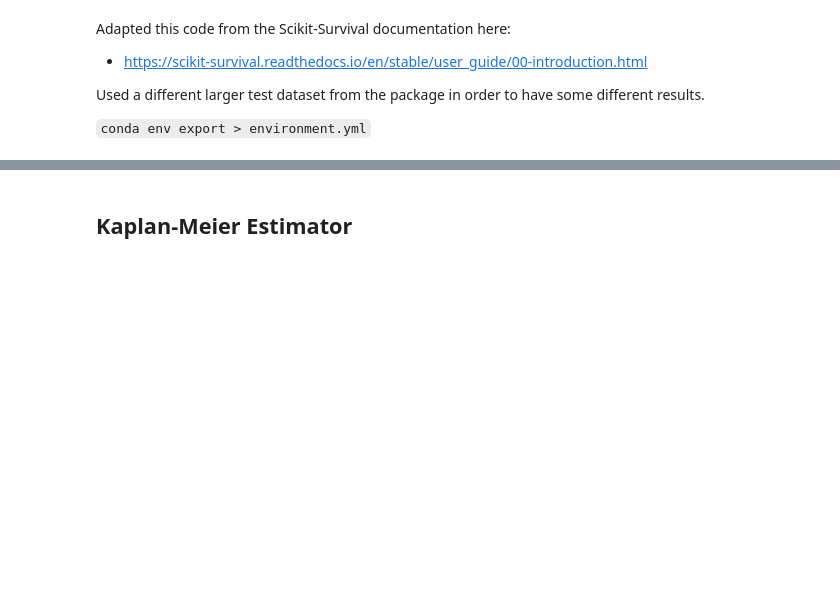
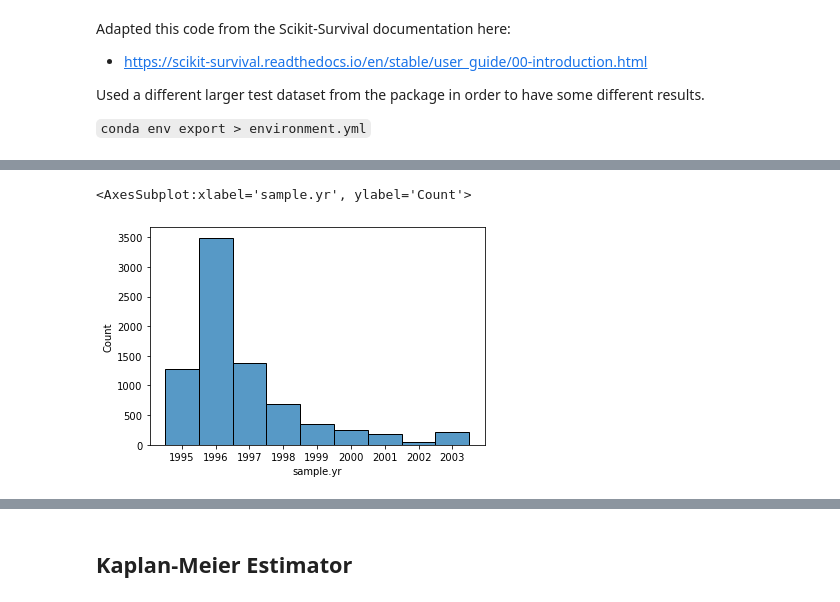
Before and after one commit to tom-farmer/survival-analysis, a Jupyter notebook: notebooks/survival-exploration.ipynb, the cells around one changed output, grey strips where cells are left out. Saved outputs shown, nothing was run; the diff lists cells and outputs as text; code cells hidden in the pictures; blank space fills up the shorter version.

```diff
--- a/notebooks/survival-exploration.ipynb
+++ b/notebooks/survival-exploration.ipynb
@@ -33,0 +62,5 @@ Index(['age', 'chapter', 'creatinine', 'flc.grp', 'kappa', 'lambda', 'mgus',
+# %%
+sns.histplot(X["sample.yr"])
+# %% [output]
+<AxesSubplot:xlabel='sample.yr', ylabel='Count'>
+[figure, added]
```
Also changed, not shown: parts of 28 cells of this notebook.
